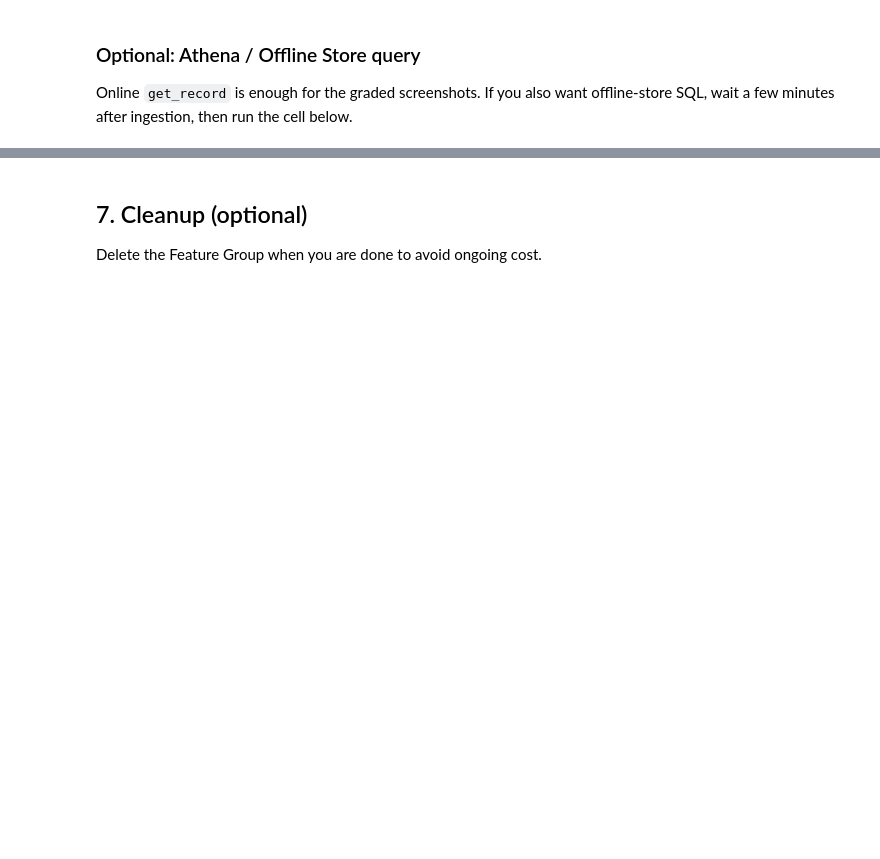
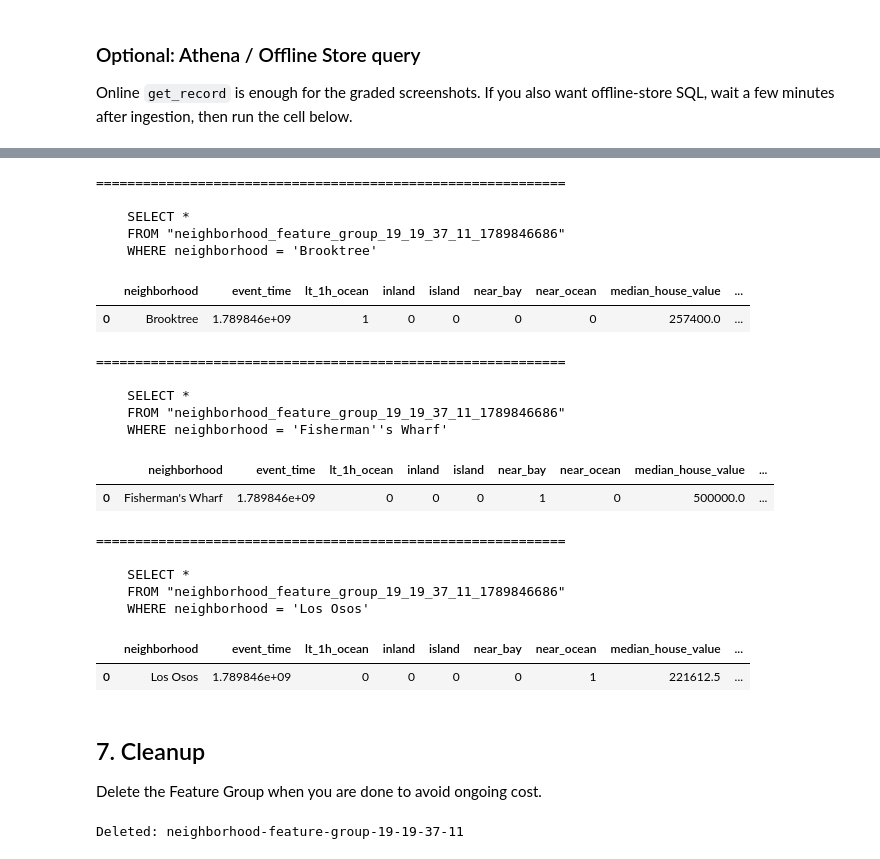
Before and after one commit to Mosizamani/aai-540-MLOps, a Jupyter notebook: assignment3.1/assignment3.1.ipynb, the cells around one changed output, grey strips where cells are left out. Saved outputs shown, nothing was run; the diff lists cells and outputs as text; code cells hidden in the pictures; blank space fills up the shorter version.

```diff
--- a/assignment3.1/assignment3.1.ipynb
+++ b/assignment3.1/assignment3.1.ipynb
@@ -289,8 +455,49 @@ athena_df
+# %%
+# Same SQL query, one neighborhood at a time
+for name in ["Brooktree", "Fisherman's Wharf", "Los Osos"]:
+    # Escape single quotes for Athena SQL (Fisherman's Wharf -> Fisherman''s Wharf)
+    name_sql = name.replace("'", "''")
+    one_query = f"""
+    SELECT *
+    FROM "{neighborhood_table}"
+    WHERE neighborhood = '{name_sql}'
+    """
+    print("=" * 60)
+    print(one_query)
+    neighborhood_query.run(
+        query_string=one_query,
+        output_location=f"s3://{default_s3_bucket_name}/{prefix}/query_results/",
+    )
+    neighborhood_query.wait()
+    display(neighborhood_query.as_dataframe())
+# %% [output]
+============================================================
+
+    SELECT *
+    FROM "neighborhood_feature_group_19_19_37_11_1789846686"
+    WHERE neighborhood = 'Brooktree'
+|  | neighborhood | event_time | lt_1h_ocean | inland | island | near_bay | near_ocean | median_house_value | ... |
+| 0 | Brooktree | 1.789846e+09 | 1 | 0 | 0 | 0 | 0 | 257400.0 | ... |
+============================================================
+
+    SELECT *
+    FROM "neighborhood_feature_group_19_19_37_11_1789846686"
+    WHERE neighborhood = 'Fisherman''s Wharf'
+|  | neighborhood | event_time | lt_1h_ocean | inland | island | near_bay | near_ocean | median_house_value | ... |
+| 0 | Fisherman's Wharf | 1.789846e+09 | 0 | 0 | 0 | 1 | 0 | 500000.0 | ... |
+============================================================
+
+    SELECT *
+    FROM "neighborhood_feature_group_19_19_37_11_1789846686"
+    WHERE neighborhood = 'Los Osos'
+|  | neighborhood | event_time | lt_1h_ocean | inland | island | near_bay | near_ocean | median_house_value | ... |
+| 0 | Los Osos | 1.789846e+09 | 0 | 0 | 0 | 0 | 1 | 221612.5 | ... |
 # %% [markdown]
-## 7. Cleanup (optional)
+## 7. Cleanup
 
 Delete the Feature Group when you are done to avoid ongoing cost.
 # %%
-# Uncomment when finished with screenshots / submission
-# neighborhood_feature_group.delete()
-# print("Deleted:", neighborhood_feature_group_name)
+neighborhood_feature_group.delete()
+print("Deleted:", neighborhood_feature_group_name)
+# %% [output]
+Deleted: neighborhood-feature-group-19-19-37-11
```
Also changed, not shown: parts of 16 cells of this notebook, 3 other files.
